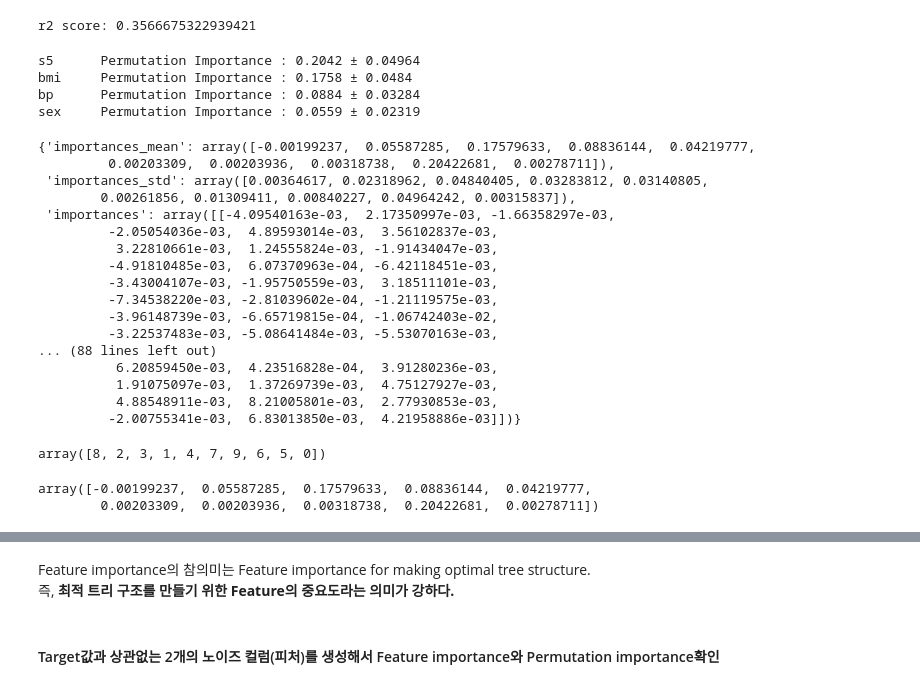
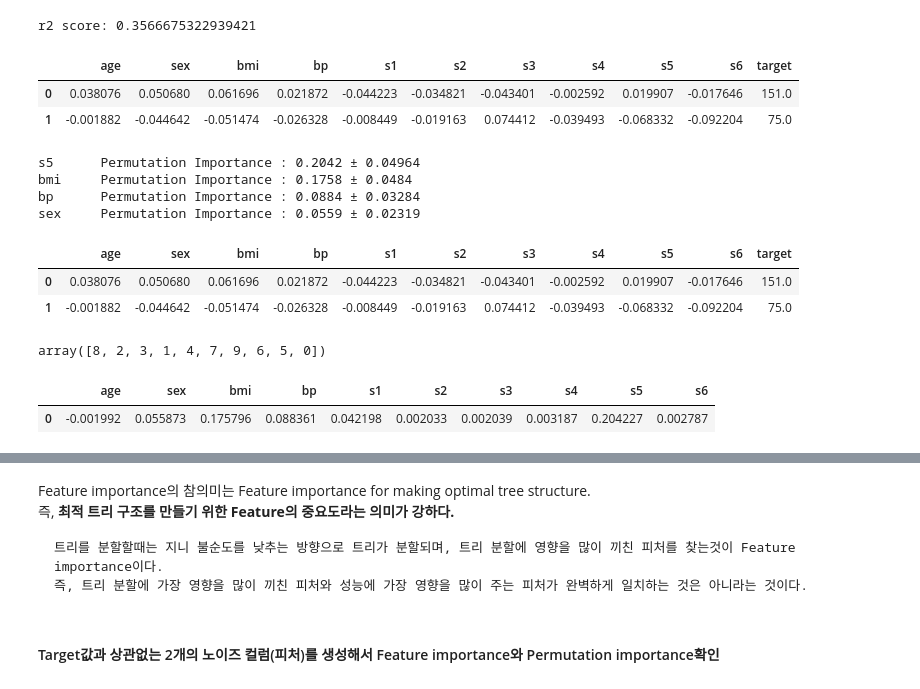
Before and after one commit to netsus/ML_PerfectGuide, a Jupyter notebook: 4장/feature_selection_basic.ipynb, the cells around one changed output, grey strips where cells are left out. Saved outputs shown, nothing was run; the diff lists cells and outputs as text; code cells hidden in the pictures.

```diff
--- a/4장/feature_selection_basic.ipynb
+++ b/4장/feature_selection_basic.ipynb
@@ -212,6 +213,16 @@ y_pred = model.predict(X_val)
 print('r2 score:', r2_score(y_val, y_pred))
 # %% [output]
 r2 score: 0.3566675322939421
+# %%
+diab_df = pd.DataFrame(diabetes.data,columns=diabetes.feature_names)
+## 질병진행 정도 연속값
+diab_df['target'] = diabetes.target
+# %%
+diab_df.head(2)
+# %% [output]
+|  | age | sex | bmi | bp | s1 | s2 | s3 | s4 | s5 | s6 | target |
+| 0 | 0.038076 | 0.050680 | 0.061696 | 0.021872 | -0.044223 | -0.034821 | -0.043401 | -0.002592 | 0.019907 | -0.017646 | 151.0 |
+| 1 | -0.001882 | -0.044642 | -0.051474 | -0.026328 | -0.008449 | -0.019163 | 0.074412 | -0.039493 | -0.068332 | -0.092204 | 75.0 |
 # %%
 from sklearn.inspection import permutation_importance
 # n_repeats : Number of times to permute a feature. (한 피처에 대해 몇번 셔플링 할건지)
@@ -228,36 +239,22 @@ s5      Permutation Importance : 0.2042 ± 0.04964
 bmi     Permutation Importance : 0.1758 ± 0.0484
 bp      Permutation Importance : 0.0884 ± 0.03284
 sex     Permutation Importance : 0.0559 ± 0.02319
-# %%
-rsdaf
-# %% [output]
-{'importances_mean': array([-0.00199237,  0.05587285,  0.17579633,  0.08836144,  0.04219777,
-         0.00203309,  0.00203936,  0.00318738,  0.20422681,  0.00278711]),
- 'importances_std': array([0.00364617, 0.02318962, 0.04840405, 0.03283812, 0.03140805,
-        0.00261856, 0.01309411, 0.00840227, 0.04964242, 0.00315837]),
- 'importances': array([[-4.09540163e-03,  2.17350997e-03, -1.66358297e-03,
-         -2.05054036e-03,  4.89593014e-03,  3.56102837e-03,
-          3.22810661e-03,  1.24555824e-03, -1.91434047e-03,
-         -4.91810485e-03,  6.07370963e-04, -6.42118451e-03,
-         -3.43004107e-03, -1.95750559e-03,  3.18511101e-03,
-         -7.34538220e-03, -2.81039602e-04, -1.21119575e-03,
-         -3.96148739e-03, -6.65719815e-04, -1.06742403e-02,
-         -3.22537483e-03, -5.08641484e-03, -5.53070163e-03,
-... (88 lines left out)
-          6.20859450e-03,  4.23516828e-04,  3.91280236e-03,
-          1.91075097e-03,  1.37269739e-03,  4.75127927e-03,
-          4.88548911e-03,  8.21005801e-03,  2.77930853e-03,
-         -2.00755341e-03,  6.83013850e-03,  4.21958886e-03]])}
+# %%
+diab_df.head(2)
+# %% [output]
+|  | age | sex | bmi | bp | s1 | s2 | s3 | s4 | s5 | s6 | target |
+| 0 | 0.038076 | 0.050680 | 0.061696 | 0.021872 | -0.044223 | -0.034821 | -0.043401 | -0.002592 | 0.019907 | -0.017646 | 151.0 |
+| 1 | -0.001882 | -0.044642 | -0.051474 | -0.026328 | -0.008449 | -0.019163 | 0.074412 | -0.039493 | -0.068332 | -0.092204 | 75.0 |
 # %%
 r.importances_mean.argsort()[::-1]
 # %% [output]
 array([8, 2, 3, 1, 4, 7, 9, 6, 5, 0])
 # %%
-# 피처별 importance
-r.importances_mean
+# 피처별 Permutation importance
+pd.DataFrame([r.importances_mean], columns=diabetes.feature_names)
 # %% [output]
-array([-0.00199237,  0.05587285,  0.17579633,  0.08836144,  0.04219777,
-        0.00203309,  0.00203936,  0.00318738,  0.20422681,  0.00278711])
+|  | age | sex | bmi | bp | s1 | s2 | s3 | s4 | s5 | s6 |
+| 0 | -0.001992 | 0.055873 | 0.175796 | 0.088361 | 0.042198 | 0.002033 | 0.002039 | 0.003187 | 0.204227 | 0.002787 |
 # %% [markdown]
 #### Permutation Importance vs Random Forest Feature Importance
 
@@ -269,6 +266,9 @@ https://scikit-learn.org/stable/auto_examples/inspection/plot_permutation_import
 # %% [markdown]
 Feature importance의 참의미는 Feature importance for making optimal tree structure.<br>
 즉, **최적 트리 구조를 만들기 위한 Feature의 중요도라는 의미가 강하다.**<br>
+
+    트리를 분할할때는 지니 불순도를 낮추는 방향으로 트리가 분할되며, 트리 분할에 영향을 많이 끼친 피처를 찾는것이 Feature importance이다.
+    즉, 트리 분할에 가장 영향을 많이 끼친 피처와 성능에 가장 영향을 많이 주는 피처가 완벽하게 일치하는 것은 아니라는 것이다.
 # %%
 import matplotlib.pyplot as plt
 import numpy as np
```
Also changed, not shown: parts of 2 cells of this notebook.
